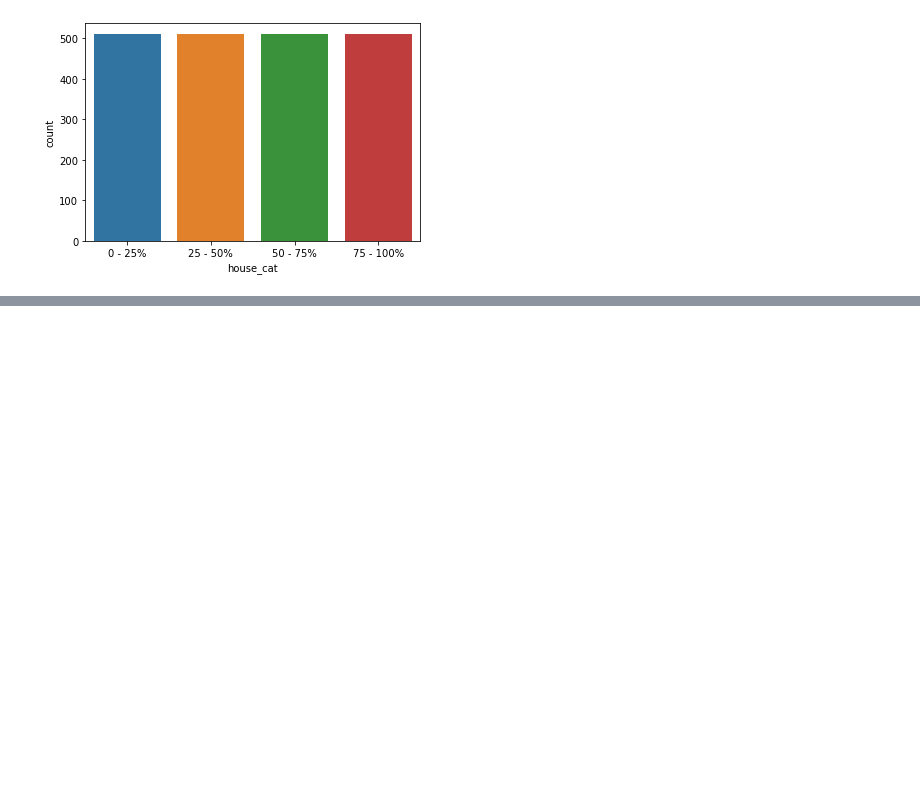
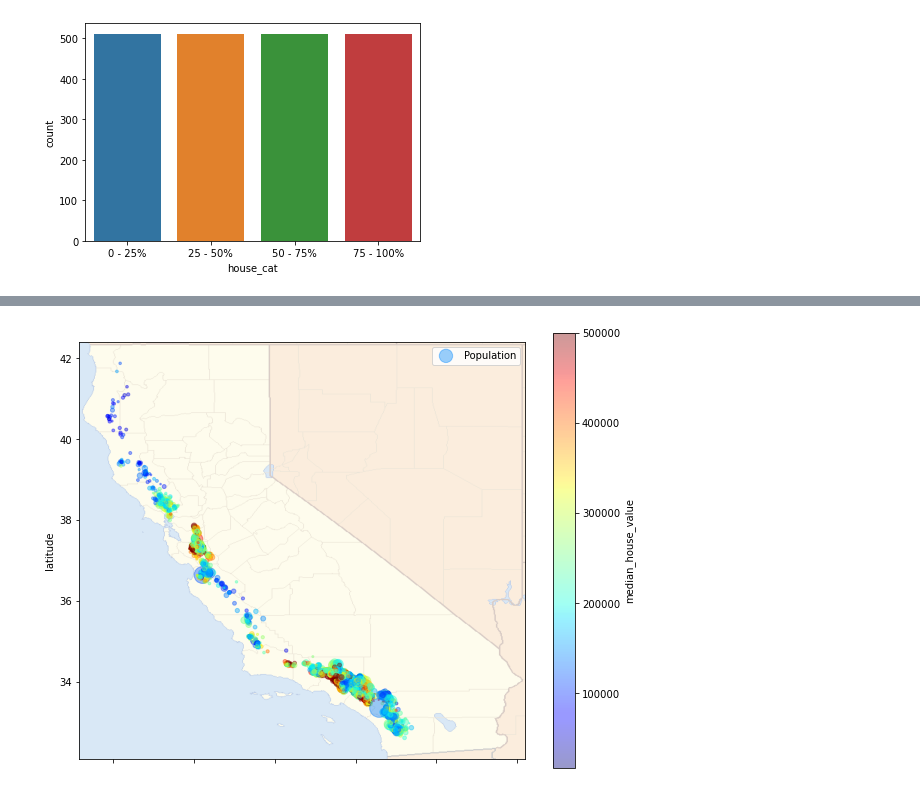
Before and after one commit to sengsei/ml-house-price, a Jupyter notebook: house_price_ki_model.ipynb, the cells around one changed output, grey strips where cells are left out. Drawn from its saved outputs; the diff is of its cells as text; code cells hidden in the pictures; blank space fills up the shorter version.

```diff
--- a/house_price_ki_model.ipynb
+++ b/house_price_ki_model.ipynb
@@ -129,0 +170,4 @@ df_train.plot(kind="scatter", x="longitude", y="latitude", figsize=(12,8));
+# %%
+plot_df_on_california(filter_df_by_proximity(df_train, "<1H OCEAN"), CALIFORNIA_PATH)
+# %% [output]
+[figure, added]
```
Also changed, not shown: parts of 16 cells of this notebook.
